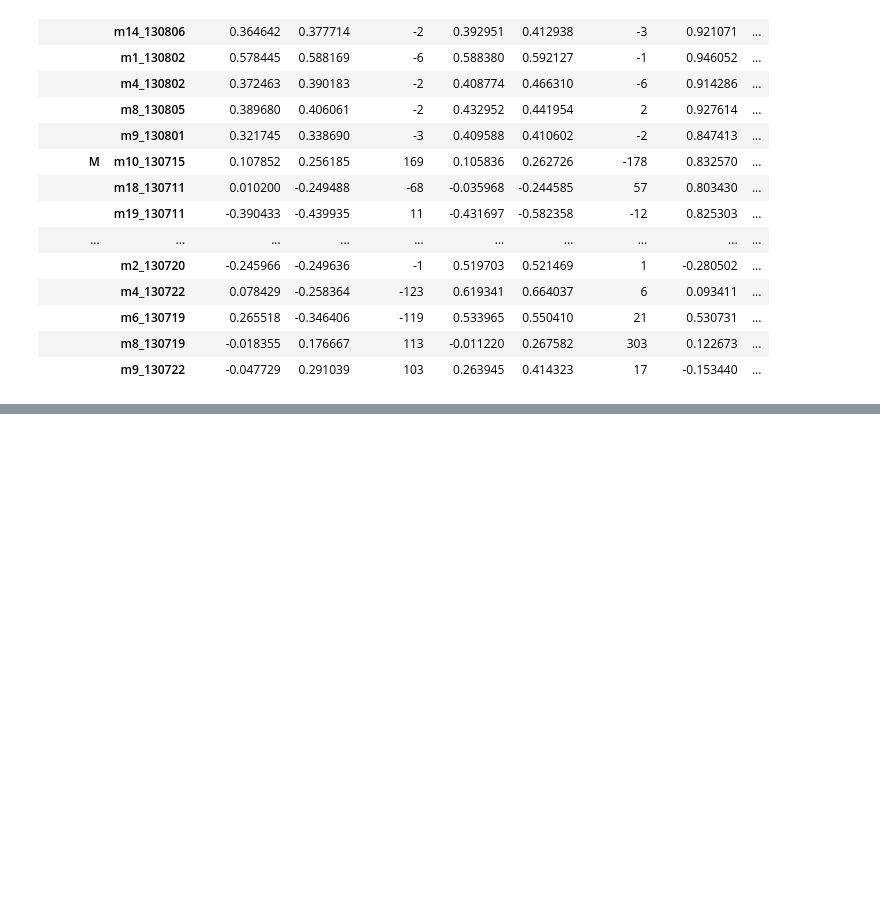
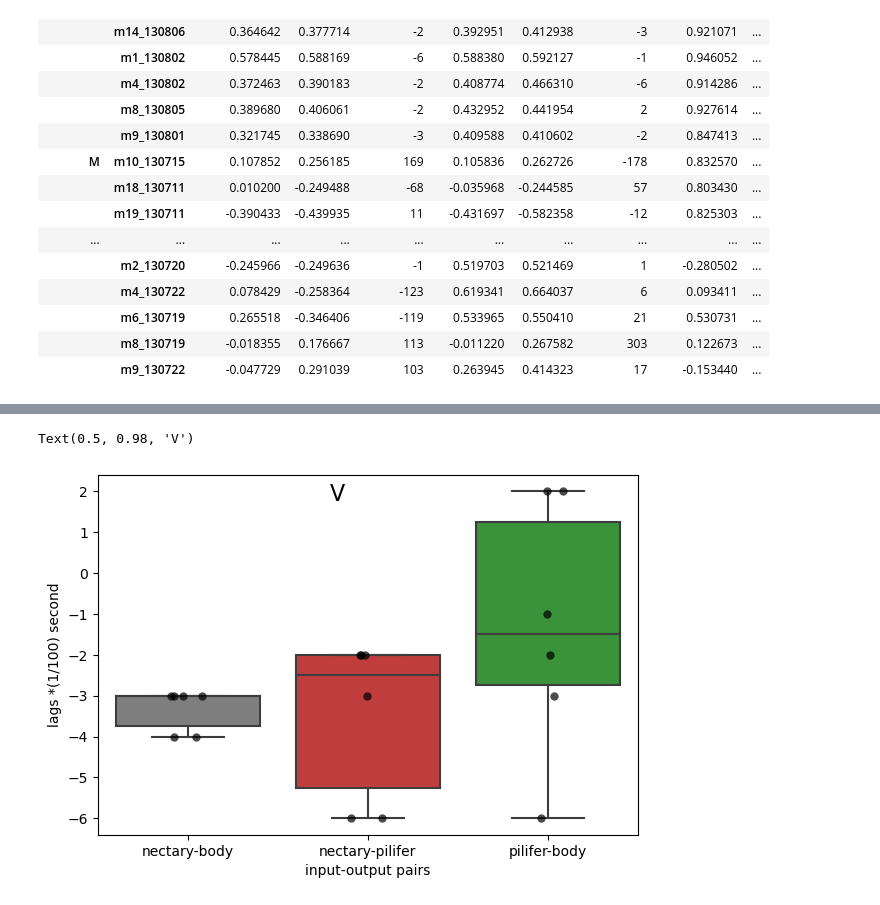
Before and after one commit to TanviDeora/PiliferBehavior, a Jupyter notebook: 06b_PlotCrossCorelationAcrossMoths.ipynb, the cells around one changed output, grey strips where cells are left out. Saved outputs shown, nothing was run; the diff lists cells and outputs as text; code cells hidden in the pictures; blank space fills up the shorter version.

```diff
--- a/06b_PlotCrossCorelationAcrossMoths.ipynb
+++ b/06b_PlotCrossCorelationAcrossMoths.ipynb
@@ -98,0 +101,16 @@ for condition, subset in df_delT.groupby('condition'):
+# %%
+df_delT = df.xs('delTatMax', level=1, axis=1)
+
+subset = df_delT.xs('MV', level=0)
+subset_withoutNaN = subset.dropna().reset_index(drop=True)
+temp = subset_withoutNaN.drop(subset_withoutNaN.index[1])
+
+fig = plt.figure(figsize=(6,4))
+ax = fig.add_axes([0.1,0.1,0.9,0.9])
+plotCross(temp,ax)
+ax.set_ylabel('lags *(1/100) second')
+fig.suptitle(condition, fontsize=16)
+# fig.savefig('./dataFolder/TrackingData_2022_11_10/ErrorAngle/Plots/' + 'allmoths_detTAtMaxCrossCorrelation_' + condition + '.png')
+# %% [output]
+Text(0.5, 0.98, 'V')
+[figure, added]
```
Also changed, not shown: parts of 5 cells of this notebook, 5 other files.
